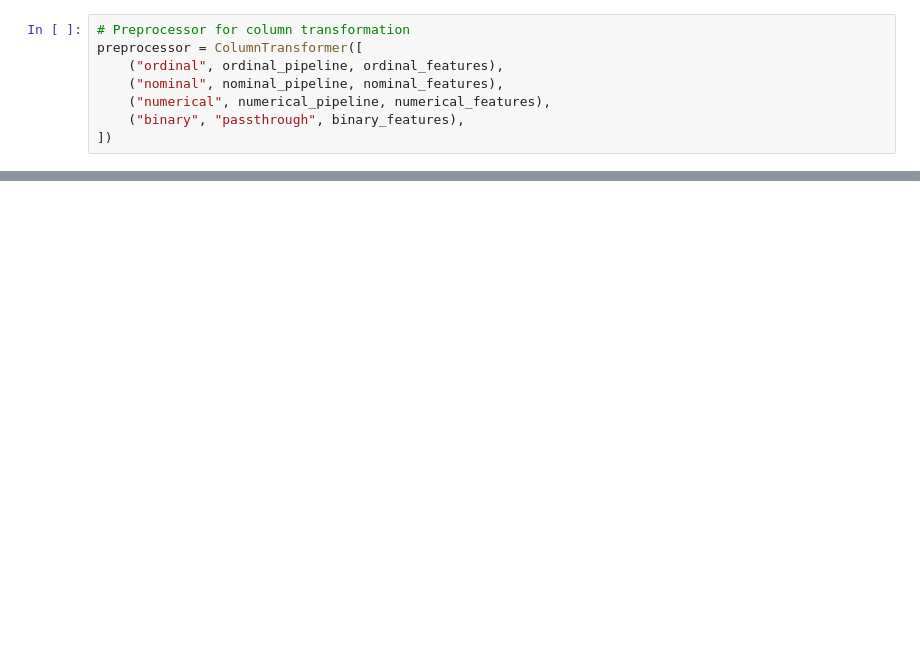
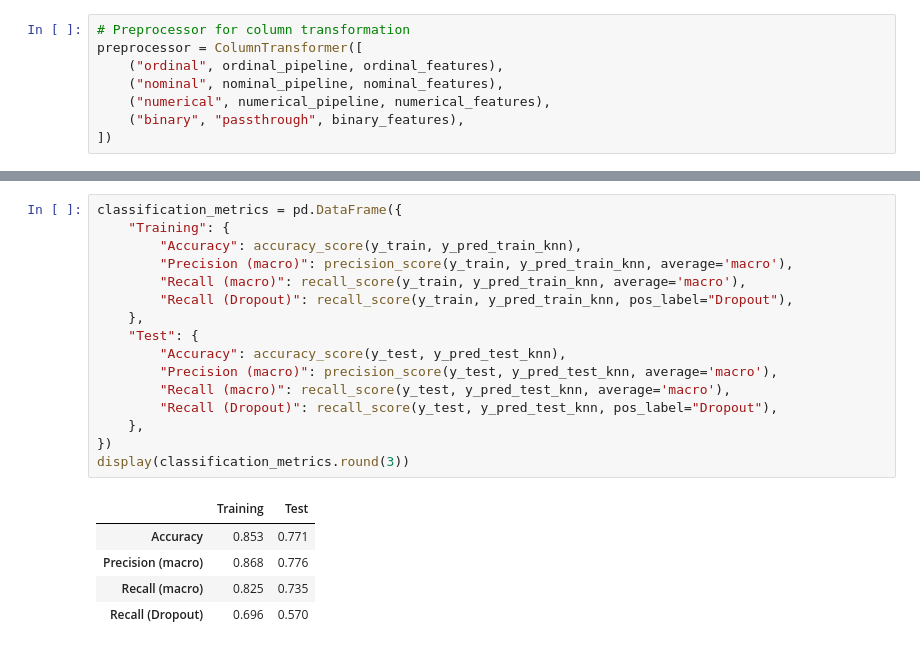
Before and after one commit to binds210-learn/mini_project_7, a Jupyter notebook: notebooks/consolidated_feature_engineering.ipynb, the cells around one changed output, grey strips where cells are left out. Cells and saved outputs as stored; diff of their text form; blank space fills up the shorter version.

```diff
--- a/notebooks/consolidated_feature_engineering.ipynb
+++ b/notebooks/consolidated_feature_engineering.ipynb
@@ -81,0 +170,22 @@ print("Test accuracy:", round(knn_pipeline.score(X_test, y_test), 3))
+# %%
+classification_metrics = pd.DataFrame({
+    "Training": {
+        "Accuracy": accuracy_score(y_train, y_pred_train_knn),
+        "Precision (macro)": precision_score(y_train, y_pred_train_knn, average='macro'),
+        "Recall (macro)": recall_score(y_train, y_pred_train_knn, average='macro'),
+        "Recall (Dropout)": recall_score(y_train, y_pred_train_knn, pos_label="Dropout"),
+    },
+    "Test": {
+        "Accuracy": accuracy_score(y_test, y_pred_test_knn),
+        "Precision (macro)": precision_score(y_test, y_pred_test_knn, average='macro'),
+        "Recall (macro)": recall_score(y_test, y_pred_test_knn, average='macro'),
+        "Recall (Dropout)": recall_score(y_test, y_pred_test_knn, pos_label="Dropout"),
+    },
+})
+display(classification_metrics.round(3))
+# %% [output]
+|  | Training | Test |
+| Accuracy | 0.853 | 0.771 |
+| Precision (macro) | 0.868 | 0.776 |
+| Recall (macro) | 0.825 | 0.735 |
+| Recall (Dropout) | 0.696 | 0.570 |
```
Also changed, not shown: parts of 10 cells of this notebook.
